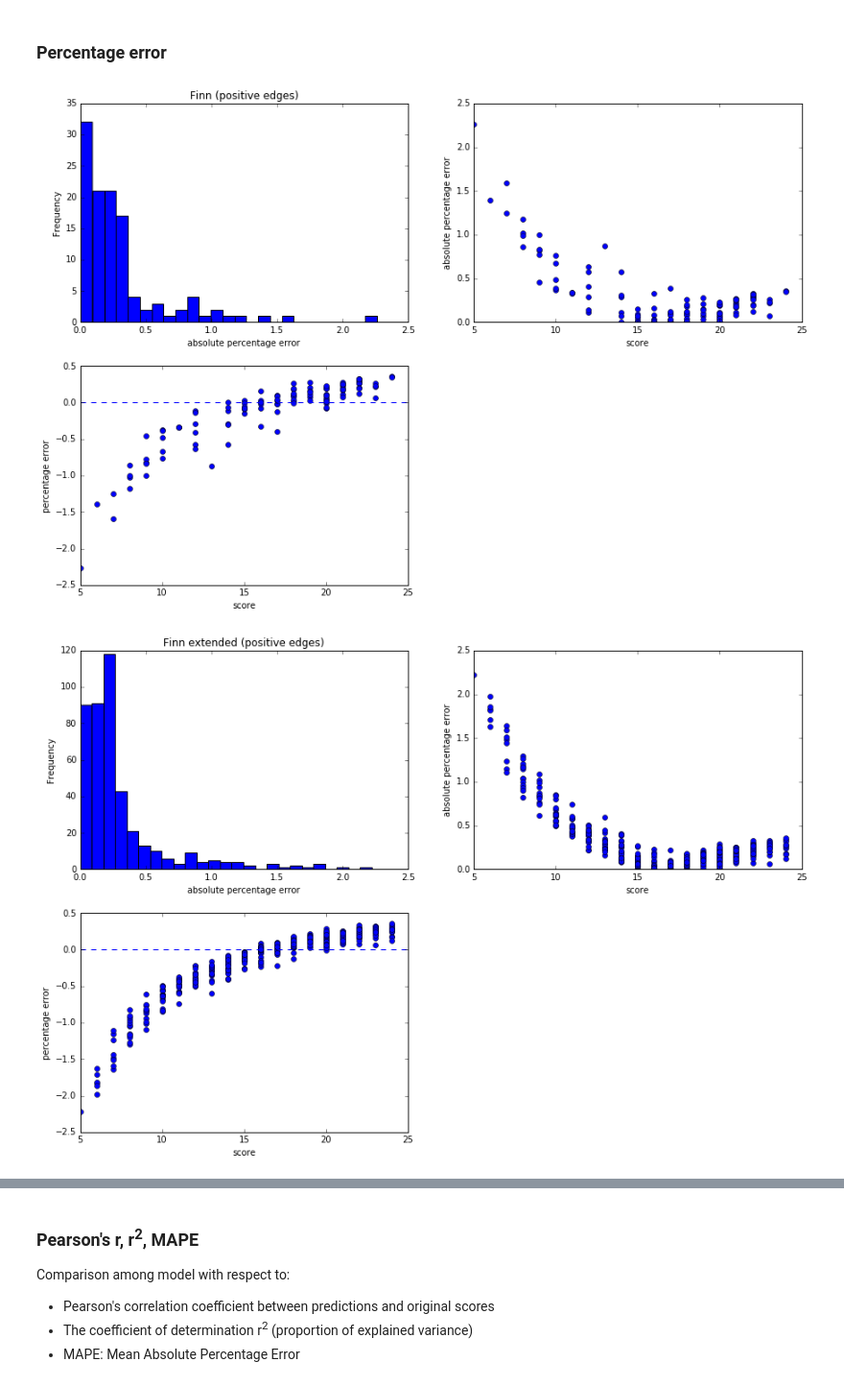
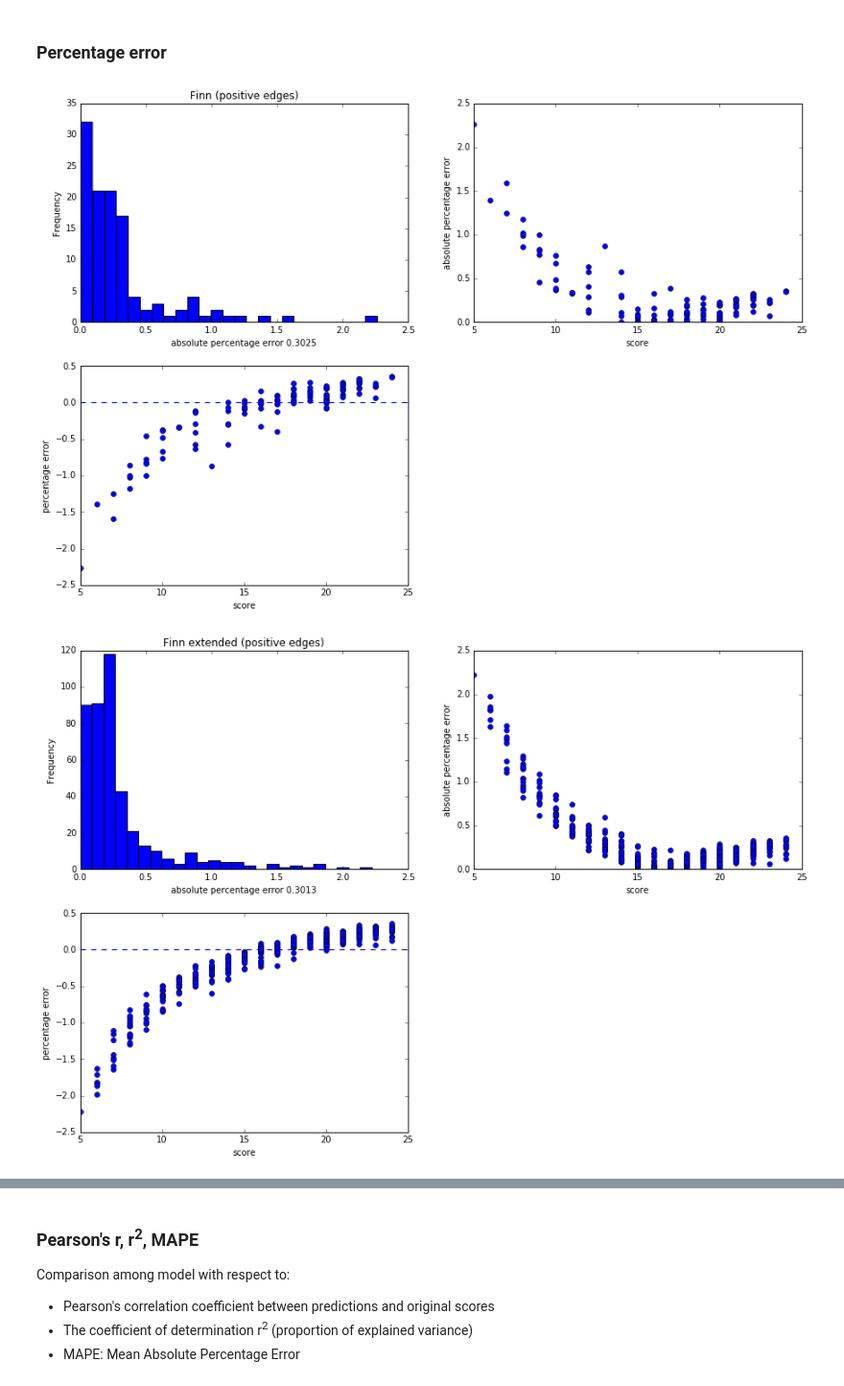
Before and after one commit to paola-g/iq_prediction, a Jupyter notebook: comparison.ipynb, the cells around one changed output, grey strips where cells are left out. Shown at 96% size. Drawn from its saved outputs; the diff is of its cells as text; code cells hidden in the pictures.

```diff
--- a/comparison.ipynb
+++ b/comparison.ipynb
@@ -136,19 +139,19 @@ models = {}
 # %%
 y_true = np.ravel(finn['finn_score'])
 y_pred = np.ravel(finn['finn_preds_pos'])
 ape = absolute_percentage_error(y_true,y_pred)
 pe = percentage_error(y_true,y_pred)
 models['finn'] = (y_true,y_pred)
 plt.figure(figsize=(15, 10))
 plt.subplot(221)
-plot_hist(ape,25,'Finn (positive edges)','absolute percentage error')
+plot_hist(ape,25,'Finn (positive edges)','absolute percentage error %.4f' % np.mean(ape))
 plt.subplot(222)
 plot_scatter(y_true,ape,'score','absolute percentage error')
 plt.subplot(223)
 plot_scatter(y_true,pe,'score','percentage error')
 plt.show()
 # %% [output]
-[figure, old version]
+[figure, new version]
 # %%
 y_true = np.ravel(finn_ext['finn_ext_score'])
 y_pred = np.ravel(finn_ext['finn_ext_preds_pos'])
@@ -157,14 +160,14 @@ pe = percentage_error(y_true,y_pred)
 models['finn_ext'] = (y_true,y_pred)
 plt.figure(figsize=(15, 10))
 plt.subplot(221)
-plot_hist(ape,25,'Finn extended (positive edges)','absolute percentage error')
+plot_hist(ape,25,'Finn extended (positive edges)','absolute percentage error %.4f' % np.mean(ape))
 plt.subplot(222)
 plot_scatter(y_true,ape,'score','absolute percentage error')
 plt.subplot(223)
 plot_scatter(y_true,pe,'score','percentage error')
 plt.show()
 # %% [output]
-[figure, old version]
+[figure, new version]
 # %%
 y_true = np.ravel(finn_improved_1['finn_improved_1_score'])
 y_pred = np.ravel(finn_improved_1['finn_improved_1_preds_pos'])
```
Also changed, not shown: parts of 18 cells of this notebook.
